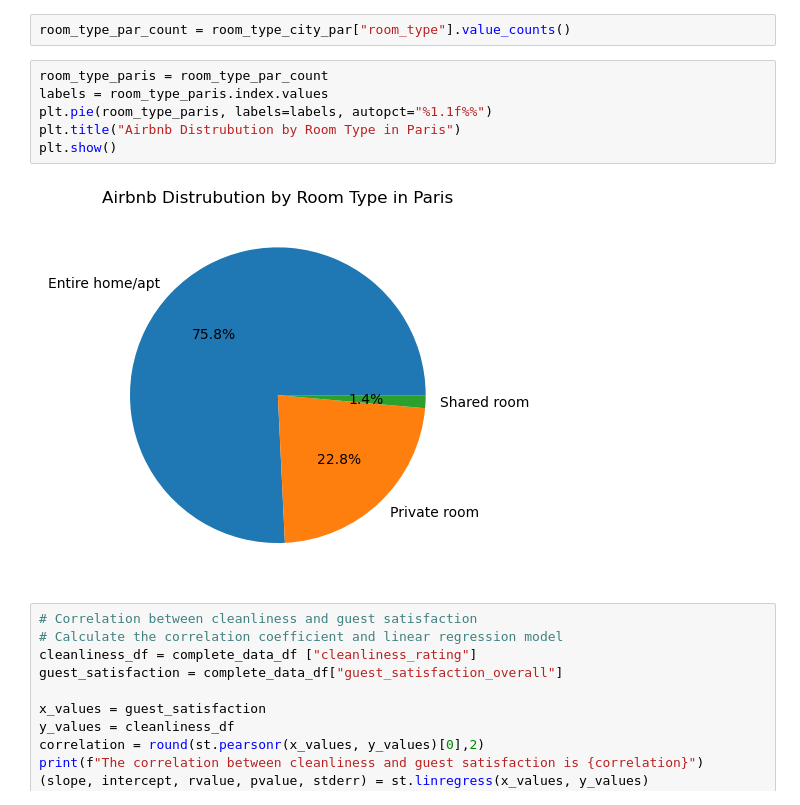
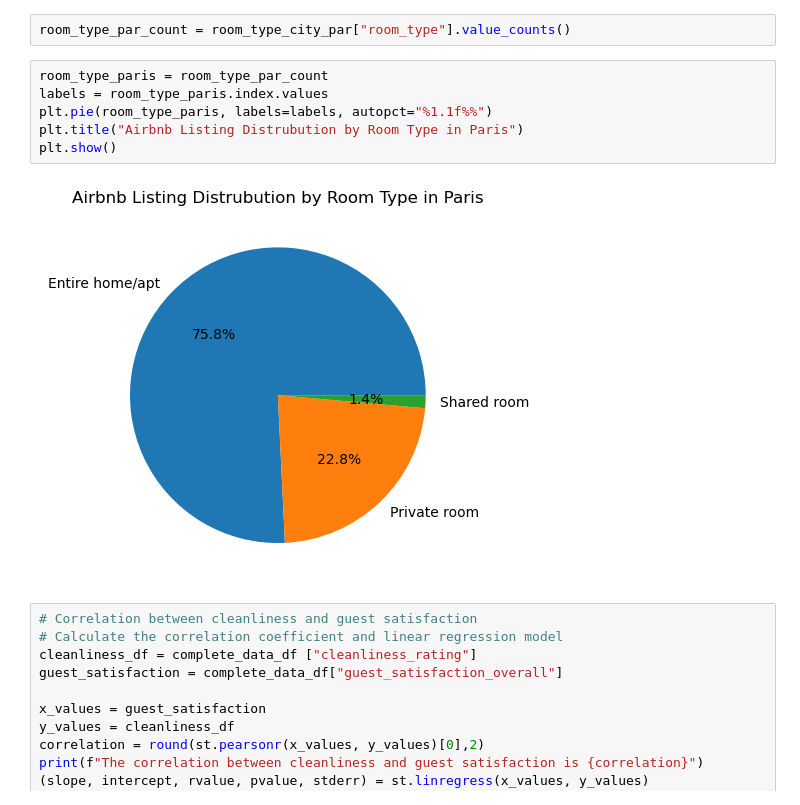
Before and after one commit to andrei-tabachk/team6-project-1, a Jupyter notebook: airbnb_comp.ipynb, the cells around one changed output. Cells and saved outputs as stored; diff of their text form.

```diff
--- a/airbnb_comp.ipynb
+++ b/airbnb_comp.ipynb
@@ -195,11 +195,11 @@ room_type_par_count = room_type_city_par["room_type"].value_counts()
 # %%
 room_type_paris = room_type_par_count
 labels = room_type_paris.index.values
 plt.pie(room_type_paris, labels=labels, autopct="%1.1f%%")
-plt.title("Airbnb Distrubution by Room Type in Paris")
+plt.title("Airbnb Listing Distrubution by Room Type in Paris")
 plt.show()
 # %% [output]
-[figure, old version]
+[figure, new version]
 # %%
 # Correlation between cleanliness and guest satisfaction
 # Calculate the correlation coefficient and linear regression model
```
Also changed, not shown: parts of 2 cells of this notebook.
